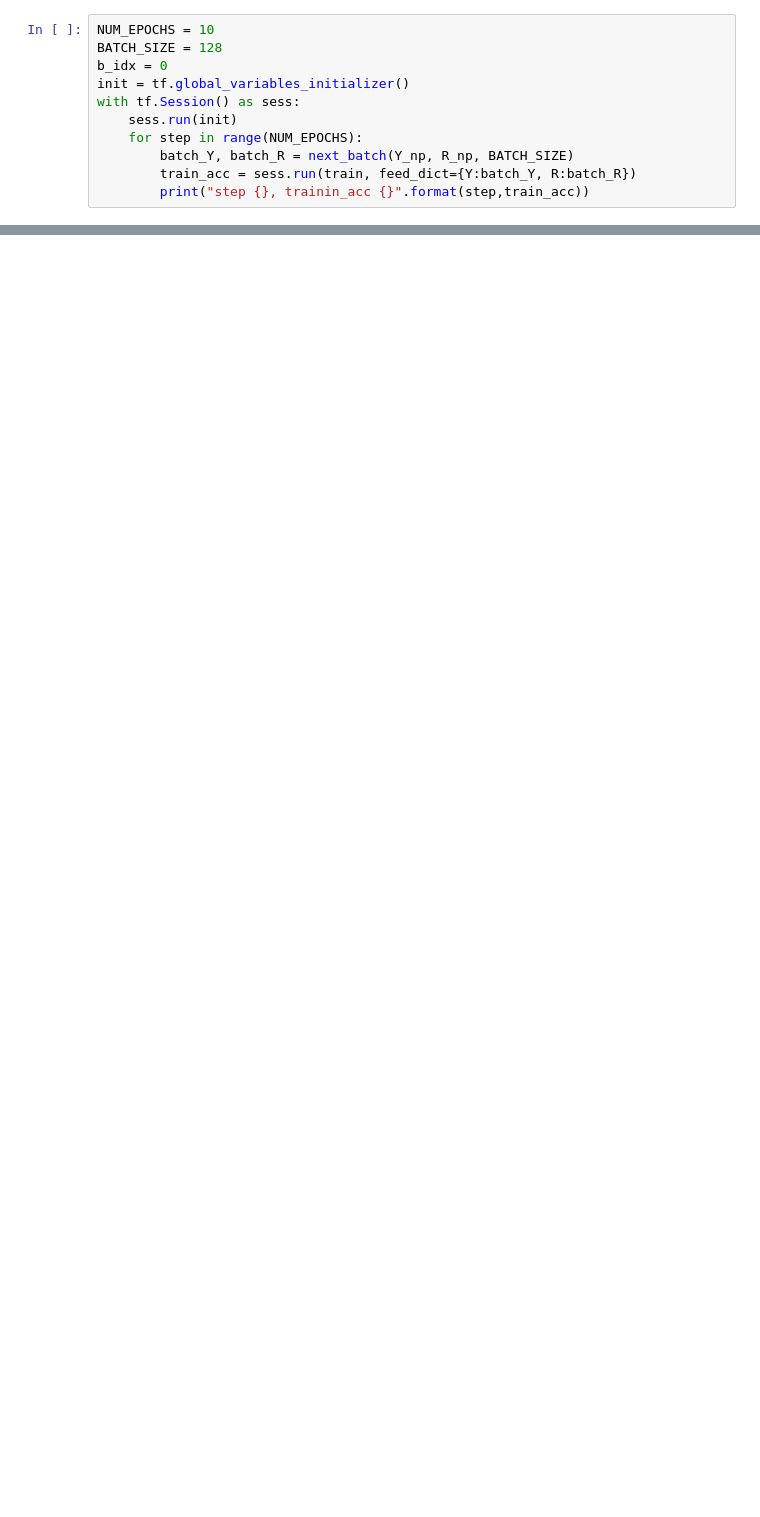
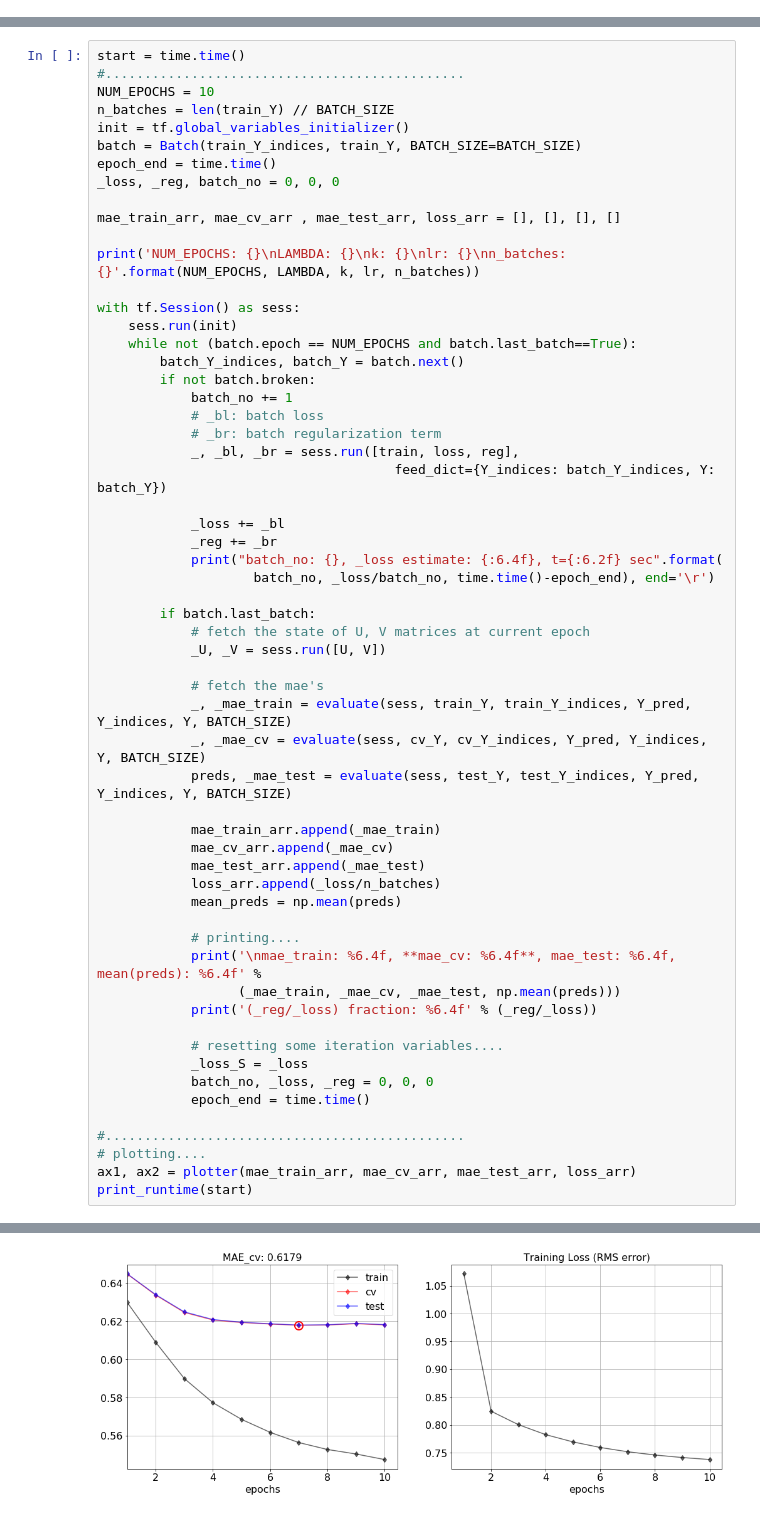
Before and after one commit to ozkansafak/Matrix_Factorization, a Jupyter notebook: main_old.ipynb, the cells around one changed output, grey strips where cells are left out. Drawn from its saved outputs; the diff is of its cells as text; blank space fills up the shorter version.

```diff
--- a/main_old.ipynb
+++ b/main_old.ipynb
@@ -113,11 +58,0 @@ batch_Y.shape
-# %%
-NUM_EPOCHS = 10
-BATCH_SIZE = 128
-b_idx = 0
-init = tf.global_variables_initializer()
-with tf.Session() as sess:
-    sess.run(init)
-    for step in range(NUM_EPOCHS):
-        batch_Y, batch_R = next_batch(Y_np, R_np, BATCH_SIZE)
-        train_acc = sess.run(train, feed_dict={Y:batch_Y, R:batch_R})
-        print("step {}, trainin_acc {}".format(step,train_acc))
@@ -137,0 +200,60 @@ def wrapper(Y_np, R_np, batch_idx):
+# %%
+start = time.time()
+#..............................................
+NUM_EPOCHS = 10
+n_batches = len(train_Y) // BATCH_SIZE
+init = tf.global_variables_initializer()
+batch = Batch(train_Y_indices, train_Y, BATCH_SIZE=BATCH_SIZE)
+epoch_end = time.time()
+_loss, _reg, batch_no = 0, 0, 0
+
+mae_train_arr, mae_cv_arr , mae_test_arr, loss_arr = [], [], [], []
+
+print('NUM_EPOCHS: {}\nLAMBDA: {}\nk: {}\nlr: {}\nn_batches: {}'.format(NUM_EPOCHS, LAMBDA, k, lr, n_batches))
+
+with tf.Session() as sess:
+    sess.run(init)
+    while not (batch.epoch == NUM_EPOCHS and batch.last_batch==True):
+        batch_Y_indices, batch_Y = batch.next()
+        if not batch.broken:
+            batch_no += 1
+            # _bl: batch loss
+            # _br: batch regularization term
+            _, _bl, _br = sess.run([train, loss, reg],
+                                      feed_dict={Y_indices: batch_Y_indices, Y: batch_Y})
+
+            _loss += _bl
+            _reg += _br
+            print("batch_no: {}, _loss estimate: {:6.4f}, t={:6.2f} sec".format(
+                    batch_no, _loss/batch_no, time.time()-epoch_end), end='\r')
+
+        if batch.last_batch:
+            # fetch the state of U, V matrices at current epoch
+            _U, _V = sess.run([U, V])
+
+            # fetch the mae's
+            _, _mae_train = evaluate(sess, train_Y, train_Y_indices, Y_pred, Y_indices, Y, BATCH_SIZE)
+            _, _mae_cv = evaluate(sess, cv_Y, cv_Y_indices, Y_pred, Y_indices, Y, BATCH_SIZE)
+            preds, _mae_test = evaluate(sess, test_Y, test_Y_indices, Y_pred, Y_indices, Y, BATCH_SIZE)
+
+            mae_train_arr.append(_mae_train)
+            mae_cv_arr.append(_mae_cv)
+            mae_test_arr.append(_mae_test)
+            loss_arr.append(_loss/n_batches)
+            mean_preds = np.mean(preds)
+
+            # printing....
+            print('\nmae_train: %6.4f, **mae_cv: %6.4f**, mae_test: %6.4f,  mean(preds): %6.4f' %
+                  (_mae_train, _mae_cv, _mae_test, np.mean(preds)))
+            print('(_reg/_loss) fraction: %6.4f' % (_reg/_loss))
+
+            # resetting some iteration variables....
+            _loss_S = _loss
+            batch_no, _loss, _reg = 0, 0, 0
+            epoch_end = time.time()
+
+#..............................................
+# plotting....
+ax1, ax2 = plotter(mae_train_arr, mae_cv_arr, mae_test_arr, loss_arr)
+print_runtime(start)
+# %% [output]
@@ -137,0 +277 @@ def wrapper(Y_np, R_np, batch_idx):
+[figure, added]
```
Also changed, not shown: parts of 15 cells of this notebook, 2 other files.
